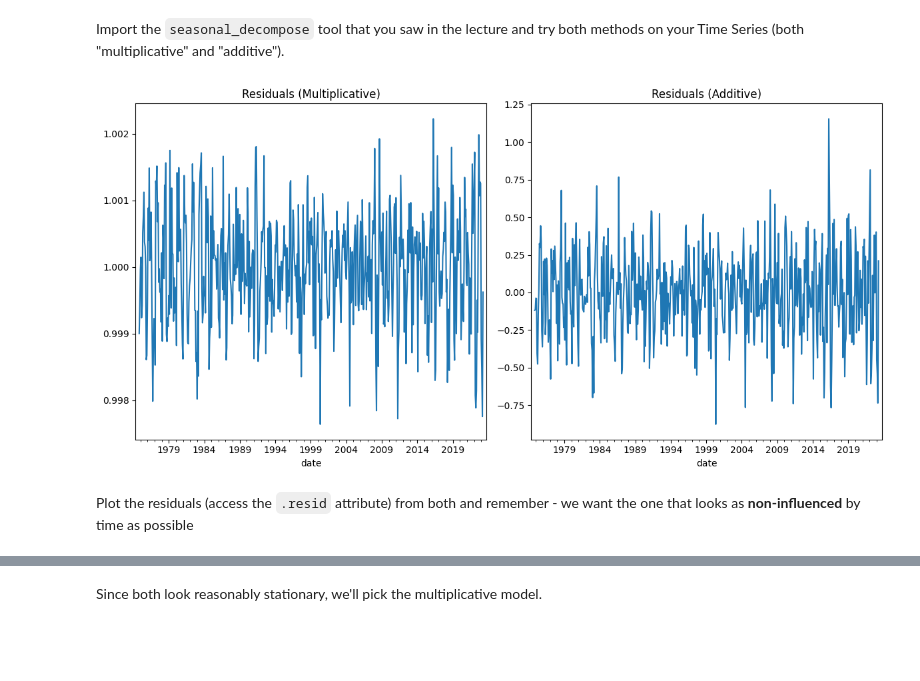
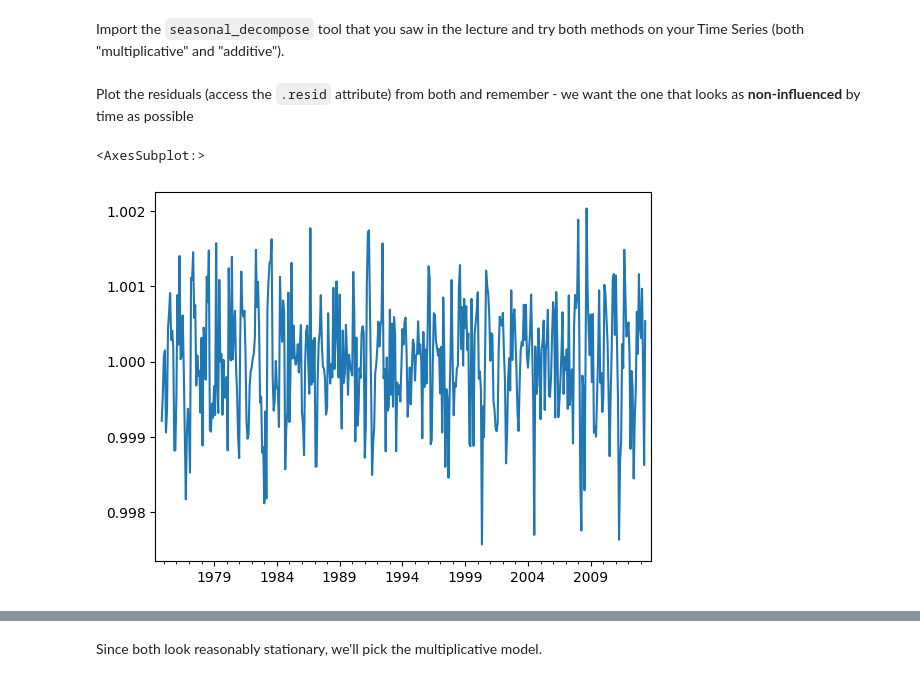
Before and after one commit to francoisgirard51/data-arima-101, a Jupyter notebook: arima_seasonal_intro.ipynb, the cells around one changed output, grey strips where cells are left out. Drawn from its saved outputs; the diff is of its cells as text; code cells hidden in the pictures; blank space fills up the shorter version.

Commit message:
arima seasonal intro

```diff
--- a/arima_seasonal_intro.ipynb
+++ b/arima_seasonal_intro.ipynb
@@ -334,41 +232,14 @@ For some Time Series models, we can simply through our data in and hope that it
 # %% [markdown]
 Import the `seasonal_decompose` tool that you saw in the lecture and try both methods on your Time Series (both "multiplicative" and "additive").
 # %%
-import pandas as pd
-import matplotlib.pyplot as plt
 from statsmodels.tsa.seasonal import seasonal_decompose
 
-# Load the monthly CO2 data (assuming you have it ready)
-# For example, you can load it using the previously saved 'monthly.pickle' file
-# monthly = pd.read_pickle('monthly.pickle')
-
-# Ensure that the 'monthly' DataFrame has a DatetimeIndex with a proper frequency
-monthly.index = pd.to_datetime(monthly.index, format='%Y-%m-%d')
-monthly = monthly.asfreq('M')  # Set the frequency to monthly
-
-# Fill missing values in 'monthly' DataFrame (assuming you want to fill them)
-monthly = monthly.interpolate(method='linear')
-
-# Decompose the time series using both "multiplicative" and "additive" methods
-decomposition_multiplicative = seasonal_decompose(monthly, model='multiplicative')
-decomposition_additive = seasonal_decompose(monthly, model='additive')
-
-# Plot the residuals (access the .resid attribute)
-plt.figure(figsize=(12, 6))
-
-# Residuals from multiplicative decomposition
-plt.subplot(1, 2, 1)
-decomposition_multiplicative.resid.plot(ax=plt.gca(), title='Residuals (Multiplicative)')
-
-# Residuals from additive decomposition
-plt.subplot(1, 2, 2)
-decomposition_additive.resid.plot(ax=plt.gca(), title='Residuals (Additive)')
-
-plt.tight_layout()
-plt.show()
+multi = seasonal_decompose(train, model = "multiplicative")
+add = seasonal_decompose(train, model = "additive")
-# %% [output]
-[figure, removed]
 # %% [markdown]
 Plot the residuals (access the `.resid` attribute) from both and remember - we want the one that looks as __non-influenced__ by time as possible
 # %%
-# YOUR CODE HERE
+multi.resid.plot()
+# %% [output]
+<AxesSubplot:>
+[figure, added]
```
Also changed, not shown: parts of 48 cells of this notebook, 6 other files.
